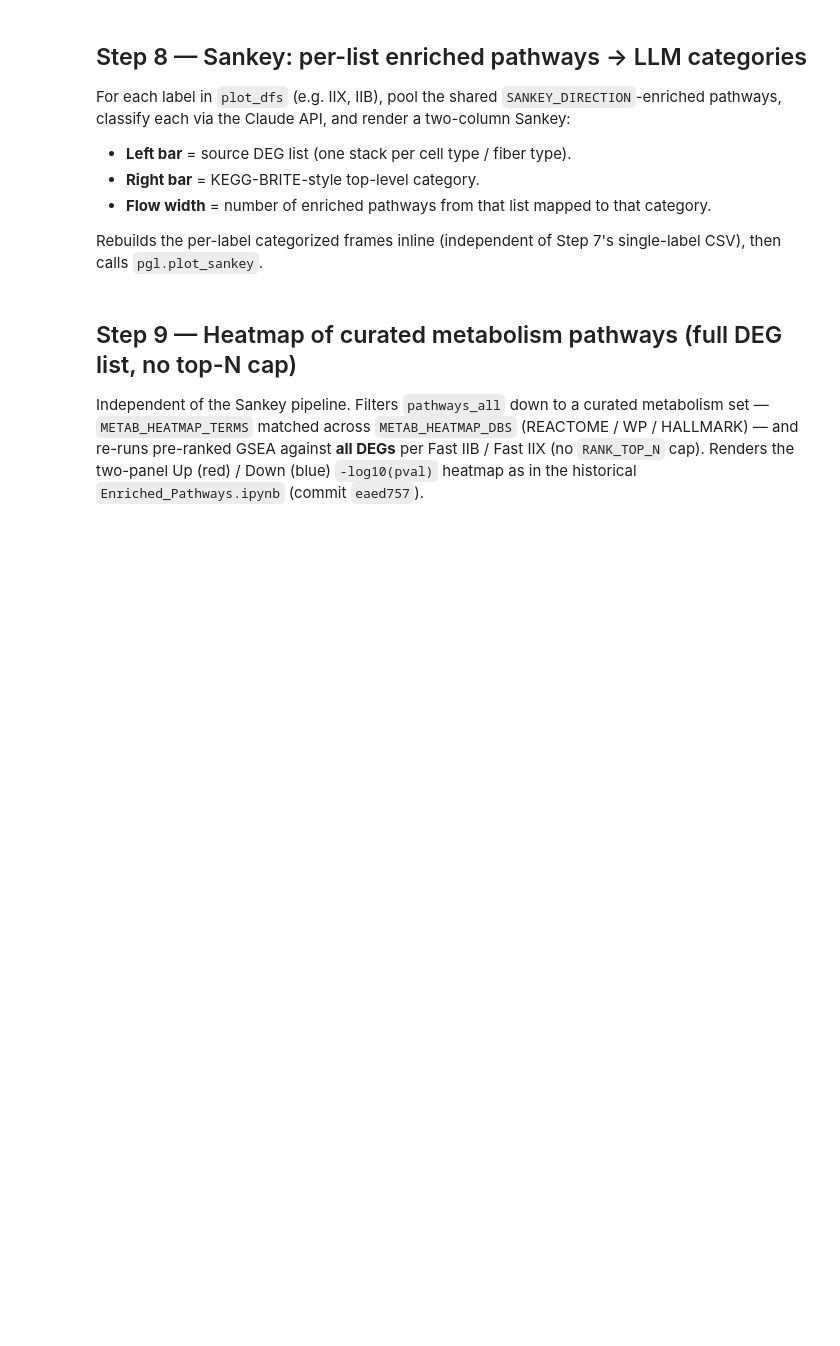
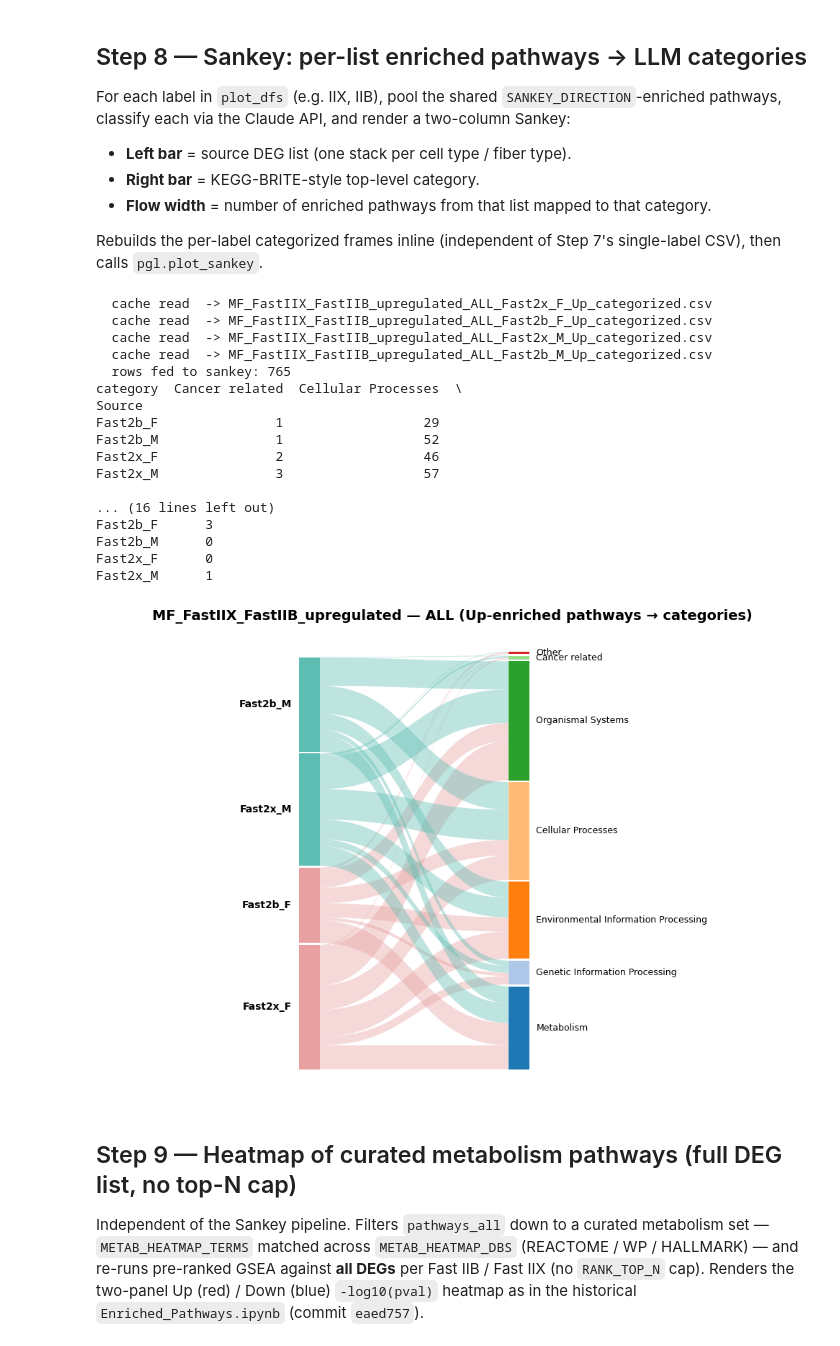
Before and after one commit to sachha-naksha/TA_muscle_ageing, a Jupyter notebook: py_scripts/3_geneset_scores/DEG_Functional_Enrichment.ipynb, the cells around one changed output. Saved outputs shown, nothing was run; the diff lists cells and outputs as text; code cells hidden in the pictures; blank space fills up the shorter version.

```diff
--- a/py_scripts/3_geneset_scores/DEG_Functional_Enrichment.ipynb
+++ b/py_scripts/3_geneset_scores/DEG_Functional_Enrichment.ipynb
@@ -263,8 +357,8 @@ For each label in `plot_dfs` (e.g. IIX, IIB), pool the shared `SANKEY_DIRECTION`
 Rebuilds the per-label categorized frames inline (independent of Step 7's single-label CSV), then calls `pgl.plot_sankey`.
 # %%
 SANKEY_LABELS = list(plot_dfs.keys())   # e.g. ["Fast2x_F", "Fast2b_F", "Fast2x_M", "Fast2b_M"]
-# SANKEY_DIRECTION is inherited from Cell A (derived from DIRECTION_MODE)
-CATEGORIZE_MODEL = "claude-haiku-4-5-20251001"
+# SANKEY_DIRECTION inherits from Cell A; USE_API, categorize_with_cache, and
+# CATEGORIZE_MODEL come from Step 7 (run that cell first to set USE_API).
 
 # match the M/F palette used by the snRNA_related cell-type Sankey
 # (F = #e8a0a0, M = #5dbdb2). Any label suffixed `_F` / `_M` inherits the sex color.
@@ -275,35 +369,55 @@ left_colors = {
 }
 
 shared = pgl.common_pathways(plot_dfs)
 
 sankey_frames = []
 for label in SANKEY_LABELS:
-    df_lab = pgl.categorize_enriched_plot_df(
+    df_lab = categorize_with_cache(
         plot_dfs[label],
         shared=shared,
         direction=SANKEY_DIRECTION,
-        model=CATEGORIZE_MODEL,
+        label=label,
+        use_api=USE_API,
     )
     df_lab = df_lab.assign(Source=label)
     sankey_frames.append(df_lab)
 
 sankey_long = pd.concat(sankey_frames, ignore_index=True)
 print(f"  rows fed to sankey: {len(sankey_long)}")
 print(sankey_long.groupby(["Source", "category"]).size().unstack(fill_value=0))
 
 sankey_fig, sankey_ax = pgl.plot_sankey(
     sankey_long,
     left_col="Source",
     right_col="category",
     left_order=SANKEY_LABELS,
     right_order=pgl.PATHWAY_TOP_CATEGORIES,
     left_colors=left_colors,
     title=f"{ANALYSIS_LABEL} — {PATHWAY_TYPE_LABEL} ({SANKEY_DIRECTION}-enriched pathways → categories)",
 )
 sankey_fig.savefig(
     OUTPUT_DIR / f"{ANALYSIS_LABEL}_{PATHWAY_TYPE_LABEL}_{SANKEY_DIRECTION}_sankey.svg",
     bbox_inches="tight",
 )
+# %% [output]
+  cache read  -> MF_FastIIX_FastIIB_upregulated_ALL_Fast2x_F_Up_categorized.csv
+  cache read  -> MF_FastIIX_FastIIB_upregulated_ALL_Fast2b_F_Up_categorized.csv
+  cache read  -> MF_FastIIX_FastIIB_upregulated_ALL_Fast2x_M_Up_categorized.csv
+  cache read  -> MF_FastIIX_FastIIB_upregulated_ALL_Fast2b_M_Up_categorized.csv
+  rows fed to sankey: 765
+category  Cancer related  Cellular Processes  \
+Source
+Fast2b_F               1                  29
+Fast2b_M               1                  52
+Fast2x_F               2                  46
+Fast2x_M               3                  57
+
+... (16 lines left out)
+Fast2b_F      3
+Fast2b_M      0
+Fast2x_F      0
+Fast2x_M      1
+[figure, added]
 # %% [markdown]
 ## Step 9 — Heatmap of curated metabolism pathways (full DEG list, no top-N cap)
 
```
Also changed, not shown: parts of 9 cells of this notebook.
